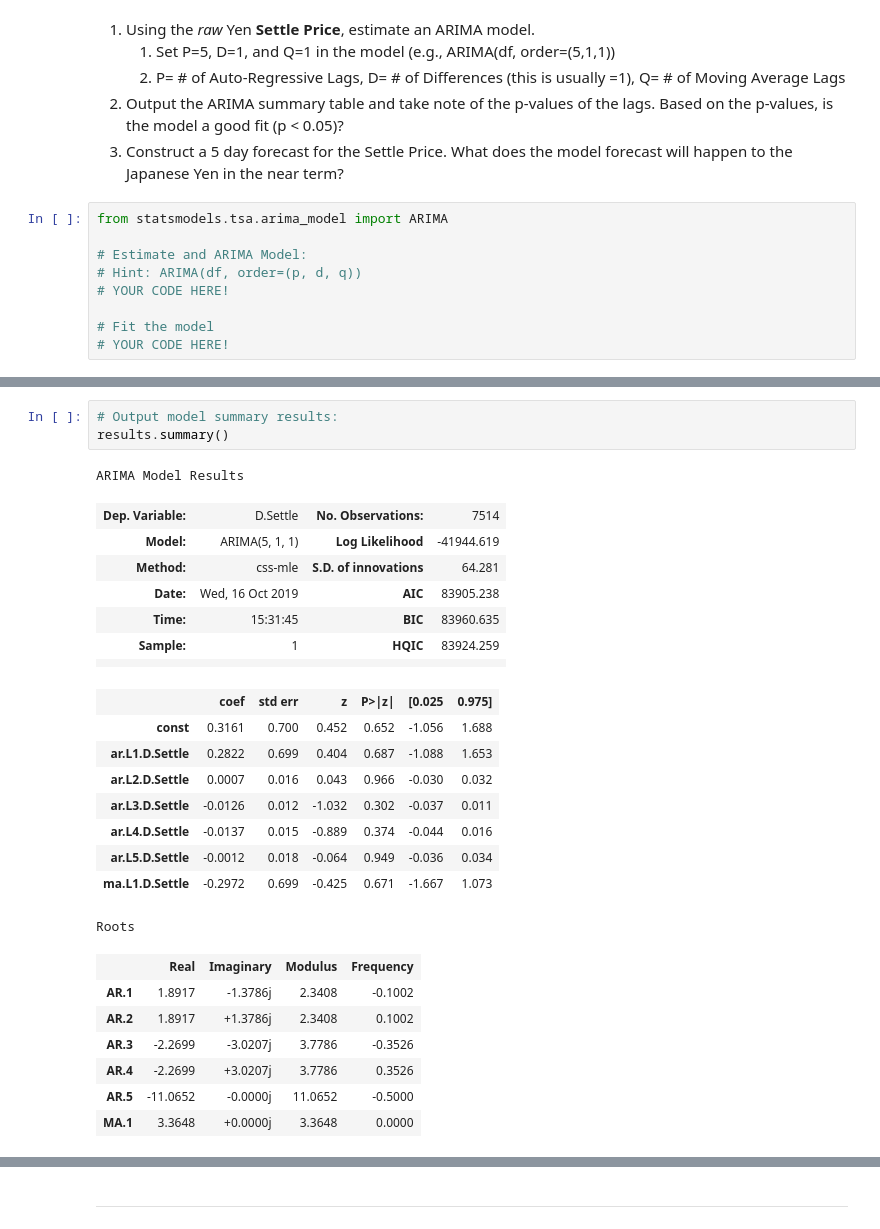
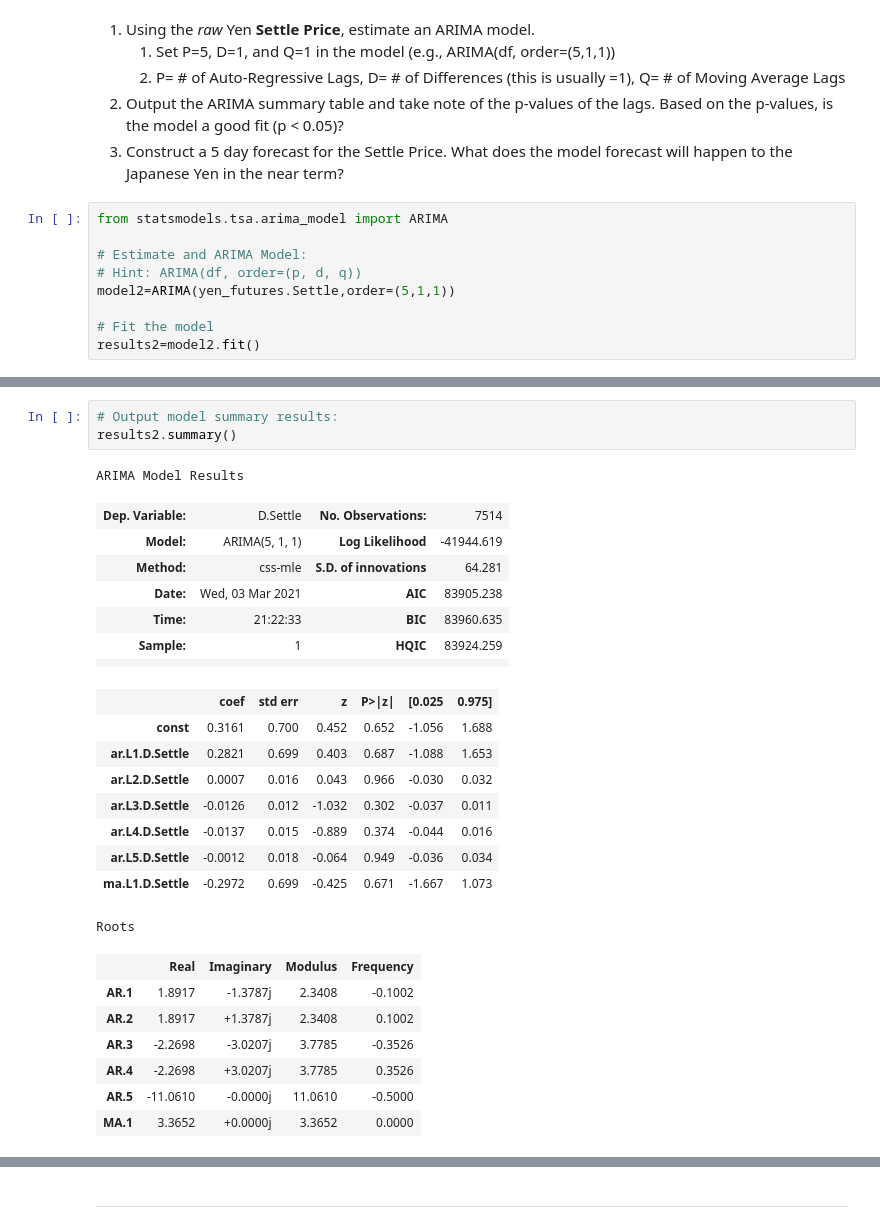
Before and after one commit to Vielufs/TimeSeriesAnalysis, a Jupyter notebook: time_series_analysis.ipynb, the cells around one changed output, grey strips where cells are left out. Saved outputs shown, nothing was run; the diff lists cells and outputs as text.

```diff
--- a/time_series_analysis.ipynb
+++ b/time_series_analysis.ipynb
@@ -162,7 +205,7 @@ from statsmodels.tsa.arima_model import ARIMA
 
 # Estimate and ARIMA Model:
 # Hint: ARIMA(df, order=(p, d, q))
-# YOUR CODE HERE!
+model2=ARIMA(yen_futures.Settle,order=(5,1,1))
 
 # Fit the model
-# YOUR CODE HERE!
+results2=model2.fit()
@@ -169,30 +231,30 @@ from statsmodels.tsa.arima_model import ARIMA
 # %%
 # Output model summary results:
-results.summary()
+results2.summary()
 # %% [output]
 ARIMA Model Results
 | Dep. Variable: | D.Settle | No. Observations: | 7514 |
 | Model: | ARIMA(5, 1, 1) | Log Likelihood | -41944.619 |
 | Method: | css-mle | S.D. of innovations | 64.281 |
-| Date: | Wed, 16 Oct 2019 | AIC | 83905.238 |
-| Time: | 15:31:45 | BIC | 83960.635 |
+| Date: | Wed, 03 Mar 2021 | AIC | 83905.238 |
+| Time: | 21:22:33 | BIC | 83960.635 |
 | Sample: | 1 | HQIC | 83924.259 |
 |  |  |  |  |
 |  | coef | std err | z | P>|z| | [0.025 | 0.975] |
 | const | 0.3161 | 0.700 | 0.452 | 0.652 | -1.056 | 1.688 |
-| ar.L1.D.Settle | 0.2822 | 0.699 | 0.404 | 0.687 | -1.088 | 1.653 |
+| ar.L1.D.Settle | 0.2821 | 0.699 | 0.403 | 0.687 | -1.088 | 1.653 |
 | ar.L2.D.Settle | 0.0007 | 0.016 | 0.043 | 0.966 | -0.030 | 0.032 |
 | ar.L3.D.Settle | -0.0126 | 0.012 | -1.032 | 0.302 | -0.037 | 0.011 |
 | ar.L4.D.Settle | -0.0137 | 0.015 | -0.889 | 0.374 | -0.044 | 0.016 |
 | ar.L5.D.Settle | -0.0012 | 0.018 | -0.064 | 0.949 | -0.036 | 0.034 |
 | ma.L1.D.Settle | -0.2972 | 0.699 | -0.425 | 0.671 | -1.667 | 1.073 |
 Roots
 |  | Real | Imaginary | Modulus | Frequency |
-| AR.1 | 1.8917 | -1.3786j | 2.3408 | -0.1002 |
-| AR.2 | 1.8917 | +1.3786j | 2.3408 | 0.1002 |
-| AR.3 | -2.2699 | -3.0207j | 3.7786 | -0.3526 |
-| AR.4 | -2.2699 | +3.0207j | 3.7786 | 0.3526 |
-| AR.5 | -11.0652 | -0.0000j | 11.0652 | -0.5000 |
-| MA.1 | 3.3648 | +0.0000j | 3.3648 | 0.0000 |
+| AR.1 | 1.8917 | -1.3787j | 2.3408 | -0.1002 |
+| AR.2 | 1.8917 | +1.3787j | 2.3408 | 0.1002 |
+| AR.3 | -2.2698 | -3.0207j | 3.7785 | -0.3526 |
+| AR.4 | -2.2698 | +3.0207j | 3.7785 | 0.3526 |
+| AR.5 | -11.0610 | -0.0000j | 11.0610 | -0.5000 |
+| MA.1 | 3.3652 | +0.0000j | 3.3652 | 0.0000 |
 # %%
 # Plot the 5 Day Price Forecast
```
Also changed, not shown: parts of 18 cells of this notebook.
